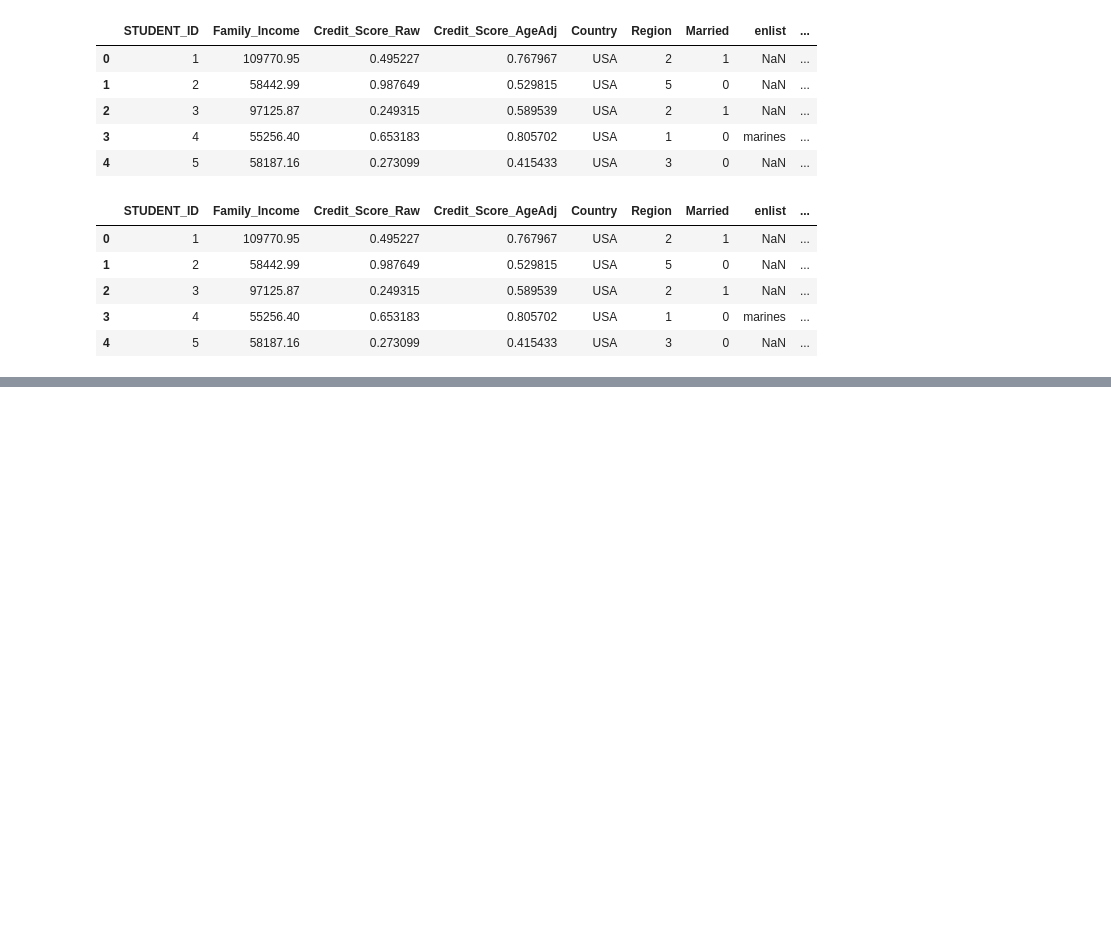
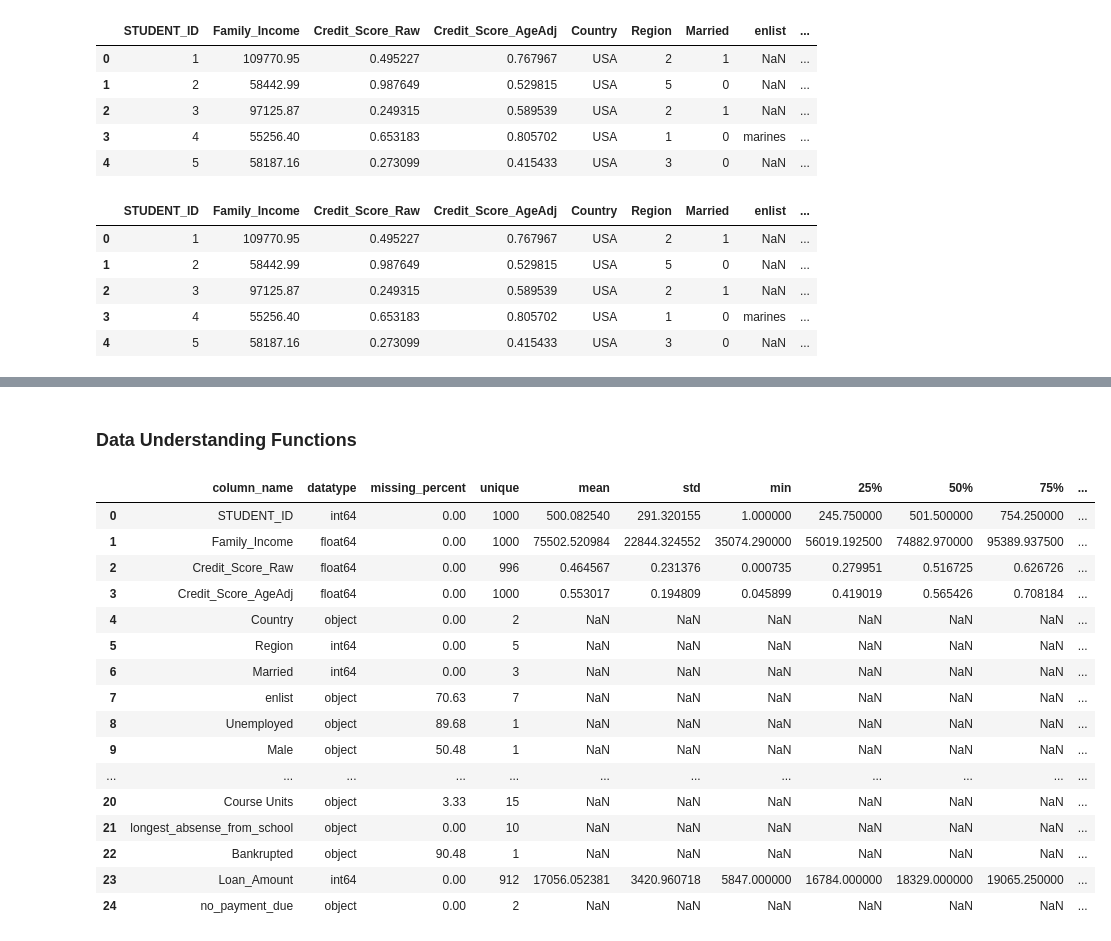
Before and after one commit to mjvillamayor/IST340-Final-Project, a Jupyter notebook: KDDM_Project.ipynb, the cells around one changed output, grey strips where cells are left out. Cells and saved outputs as stored; diff of their text form; code cells hidden in the pictures; blank space fills up the shorter version.

Commit message:
Added Data Understanding Activities

```diff
--- a/KDDM_Project.ipynb
+++ b/KDDM_Project.ipynb
@@ -597,0 +854,2 @@ merged_df.head()
+# %% [markdown]
+### Data Understanding Functions
@@ -597,0 +866,20 @@ merged_df.head()
+# %%
+fun.metadata(merged_df)
+# %% [output]
+|  | column_name | datatype | missing_percent | unique | mean | std | min | 25% | 50% | 75% | ... |
+| 0 | STUDENT_ID | int64 | 0.00 | 1000 | 500.082540 | 291.320155 | 1.000000 | 245.750000 | 501.500000 | 754.250000 | ... |
+| 1 | Family_Income | float64 | 0.00 | 1000 | 75502.520984 | 22844.324552 | 35074.290000 | 56019.192500 | 74882.970000 | 95389.937500 | ... |
+| 2 | Credit_Score_Raw | float64 | 0.00 | 996 | 0.464567 | 0.231376 | 0.000735 | 0.279951 | 0.516725 | 0.626726 | ... |
+| 3 | Credit_Score_AgeAdj | float64 | 0.00 | 1000 | 0.553017 | 0.194809 | 0.045899 | 0.419019 | 0.565426 | 0.708184 | ... |
+| 4 | Country | object | 0.00 | 2 | NaN | NaN | NaN | NaN | NaN | NaN | ... |
+| 5 | Region | int64 | 0.00 | 5 | NaN | NaN | NaN | NaN | NaN | NaN | ... |
+| 6 | Married | int64 | 0.00 | 3 | NaN | NaN | NaN | NaN | NaN | NaN | ... |
+| 7 | enlist | object | 70.63 | 7 | NaN | NaN | NaN | NaN | NaN | NaN | ... |
+| 8 | Unemployed | object | 89.68 | 1 | NaN | NaN | NaN | NaN | NaN | NaN | ... |
+| 9 | Male | object | 50.48 | 1 | NaN | NaN | NaN | NaN | NaN | NaN | ... |
+| ... | ... | ... | ... | ... | ... | ... | ... | ... | ... | ... | ... |
+| 20 | Course Units | object | 3.33 | 15 | NaN | NaN | NaN | NaN | NaN | NaN | ... |
+| 21 | longest_absense_from_school | object | 0.00 | 10 | NaN | NaN | NaN | NaN | NaN | NaN | ... |
+| 22 | Bankrupted | object | 90.48 | 1 | NaN | NaN | NaN | NaN | NaN | NaN | ... |
+| 23 | Loan_Amount | int64 | 0.00 | 912 | 17056.052381 | 3420.960718 | 5847.000000 | 16784.000000 | 18329.000000 | 19065.250000 | ... |
+| 24 | no_payment_due | object | 0.00 | 2 | NaN | NaN | NaN | NaN | NaN | NaN | ... |
```
Also changed, not shown: parts of 42 cells of this notebook, 2 other files.
